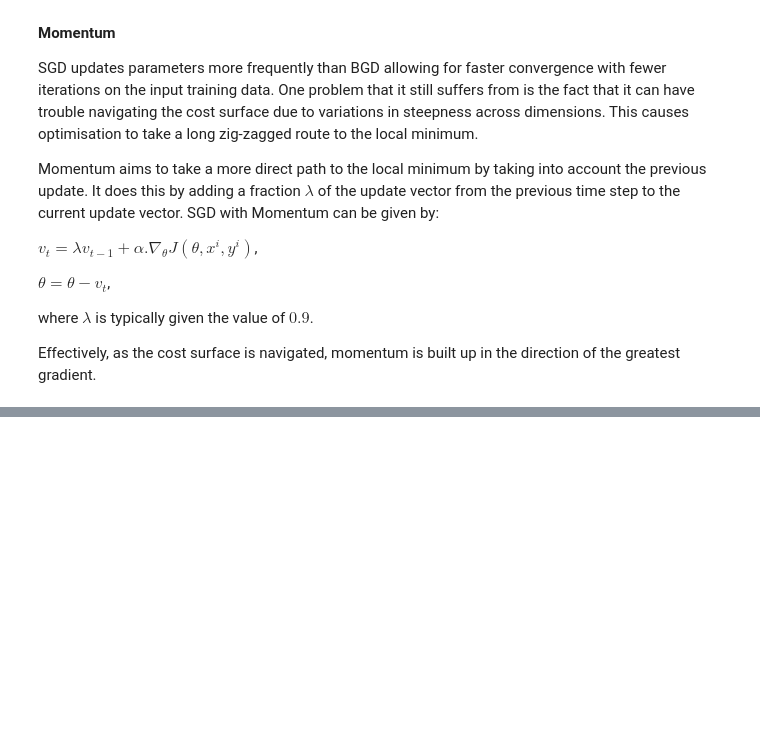
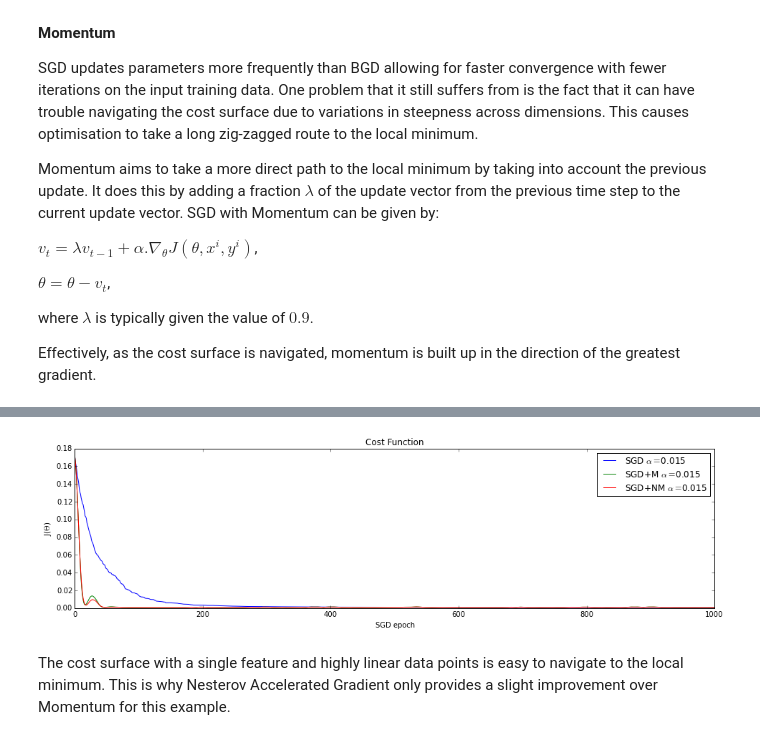
Before and after one commit to brett-hosking/ML_Examples, a Jupyter notebook: Notebooks/Linear_Regression_Optimisation_Pt2.ipynb, the cells around one changed output, grey strips where cells are left out. Saved outputs shown, nothing was run; the diff lists cells and outputs as text; code cells hidden in the pictures; blank space fills up the shorter version.

Commit message:
added Nesterov Accelerated Gradient

```diff
--- a/Notebooks/Linear_Regression_Optimisation_Pt2.ipynb
+++ b/Notebooks/Linear_Regression_Optimisation_Pt2.ipynb
@@ -139,0 +145,45 @@ SGD+M theta:  [ 0.39733902  0.20153107]  SGD+M cost:  0.000905125121518
+# %%
+def SGD_NMom_hist(X,y,theta,alpha,iterations,m,Lambda=0.9):
+
+    Jhist = np.zeros(((iterations*m)+2,1))
+    Jhist[0] = Cost(X,theta,m,y)
+    v = 0
+    for i in xrange(iterations):
+        for sample in xrange(m):
+
+            h = np.dot(X[sample,:],np.subtract(theta,(Lambda*v)))
+            errors = h - y[sample]
+            v = (Lambda*v) + (alpha * np.dot(np.transpose(X[sample,:]),errors))
+            theta = theta - v
+
+            Jhist[(i*m)+sample+1] = Cost(X,theta,m,y)
+
+    return theta,Jhist
+# %%
+alpha_SGD_NMom = 0.015
+# No. iterations for Gradient Descent
+iterations = 2
+
+fig = plt.figure(figsize=(16, 4),facecolor='w', edgecolor='k')
+
+# Initialise theta vector
+theta_SGD_NMom = np.array(np.zeros(2))
+# Run Gradient Descent
+theta_SGD_NMom,Jhist_SGD_NMom = SGD_NMom_hist(X,y_data,theta_SGD_NMom,alpha_SGD_NMom,iterations,m)
+
+plt.plot(xrange(Jhist_SGD.size), Jhist_SGD, linewidth=1, label="".join(("SGD $ \\alpha=$", str(alpha_SGD) )) )
+plt.plot(xrange(Jhist_SGDMom.size), Jhist_SGDMom, linewidth=1, label="".join(("SGD+M $ \\alpha=$", str(alpha_SGDMom) )) )
+plt.plot(xrange(Jhist_SGD_NMom.size), Jhist_SGD_NMom, linewidth=1, label="".join(("SGD+NM $ \\alpha=$", str(alpha_SGD_NMom) )) )
+
+plt.title("Cost Function")
+plt.xlabel('SGD epoch')
+plt.ylabel('J($\Theta$)')
+plt.legend()
+#plt.ylim((0,0.18))
+plt.xlim((0,iterations*m))
+
+plt.show()
+# %% [output]
+[figure, added]
+# %% [markdown]
+The cost surface with a single feature and highly linear data points is easy to navigate to the local minimum. This is why Nesterov Accelerated Gradient only provides a slight improvement over Momentum for this example.
```
Also changed, not shown: parts of 4 cells of this notebook.
